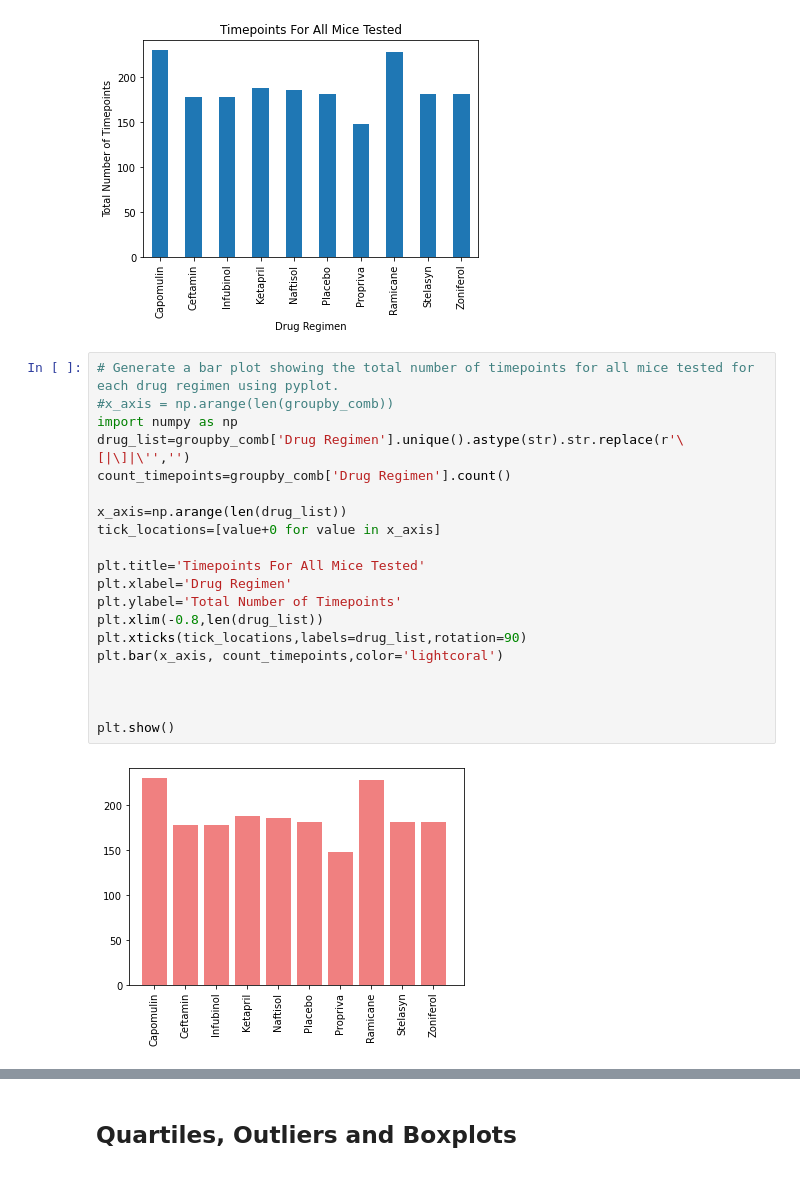
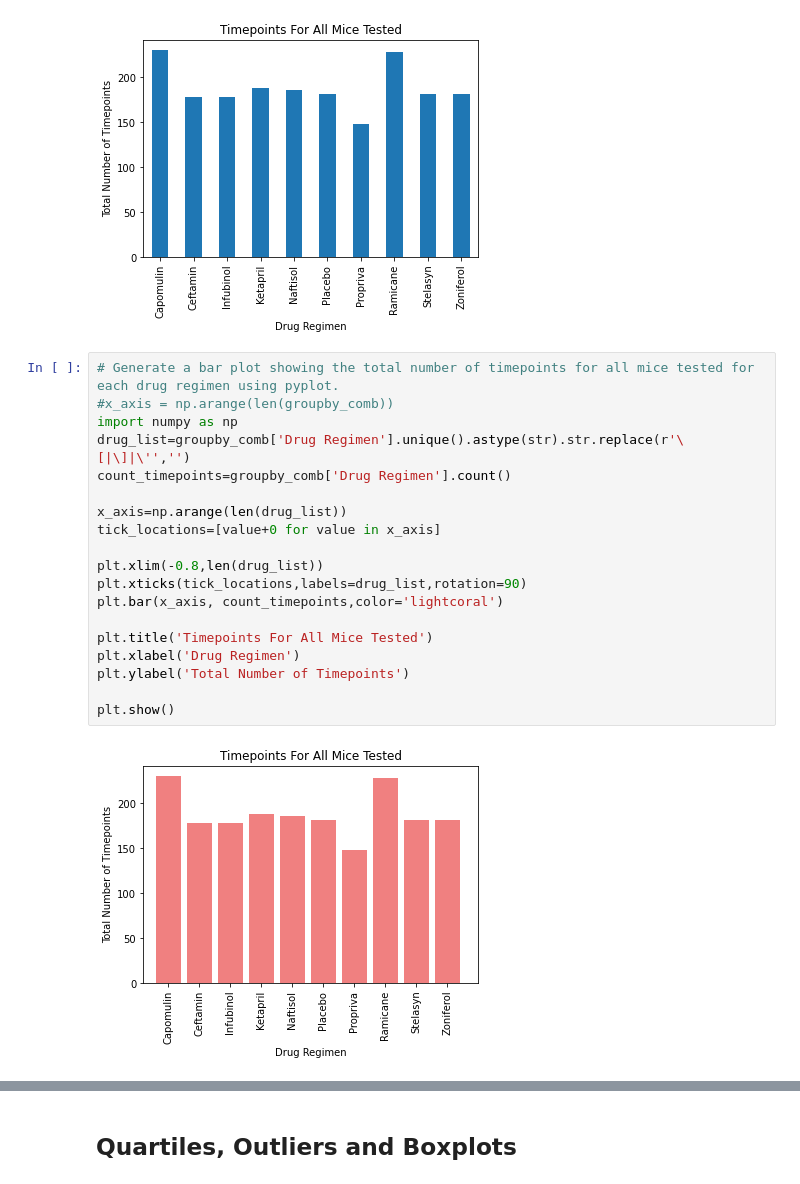
Before and after one commit to Shaunisme/matplotlib-challenge, a Jupyter notebook: Pymaceuticals/pymaceuticals.ipynb, the cells around one changed output, grey strips where cells are left out. Drawn from its saved outputs; the diff is of its cells as text.

```diff
--- a/Pymaceuticals/pymaceuticals.ipynb
+++ b/Pymaceuticals/pymaceuticals.ipynb
@@ -126,24 +126,23 @@ plt.show()
 # %%
 # Generate a bar plot showing the total number of timepoints for all mice tested for each drug regimen using pyplot.
 #x_axis = np.arange(len(groupby_comb))
 import numpy as np
 drug_list=groupby_comb['Drug Regimen'].unique().astype(str).str.replace(r'\[|\]|\'','')
 count_timepoints=groupby_comb['Drug Regimen'].count()
 
 x_axis=np.arange(len(drug_list))
 tick_locations=[value+0 for value in x_axis]
 
-plt.title='Timepoints For All Mice Tested'
-plt.xlabel='Drug Regimen'
-plt.ylabel='Total Number of Timepoints'
 plt.xlim(-0.8,len(drug_list))
 plt.xticks(tick_locations,labels=drug_list,rotation=90)
 plt.bar(x_axis, count_timepoints,color='lightcoral')
 
-
+plt.title('Timepoints For All Mice Tested')
+plt.xlabel('Drug Regimen')
+plt.ylabel('Total Number of Timepoints')
 
 plt.show()
 # %% [output]
-[figure, old version]
+[figure, new version]
 # %%
 # Generate a pie plot showing the distribution of female versus male mice using Pandas
```
Also changed, not shown: parts of 7 cells of this notebook.
